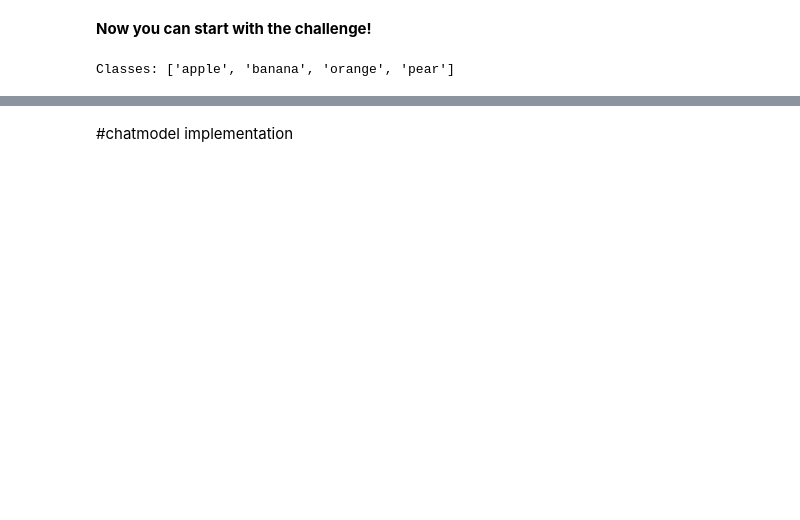
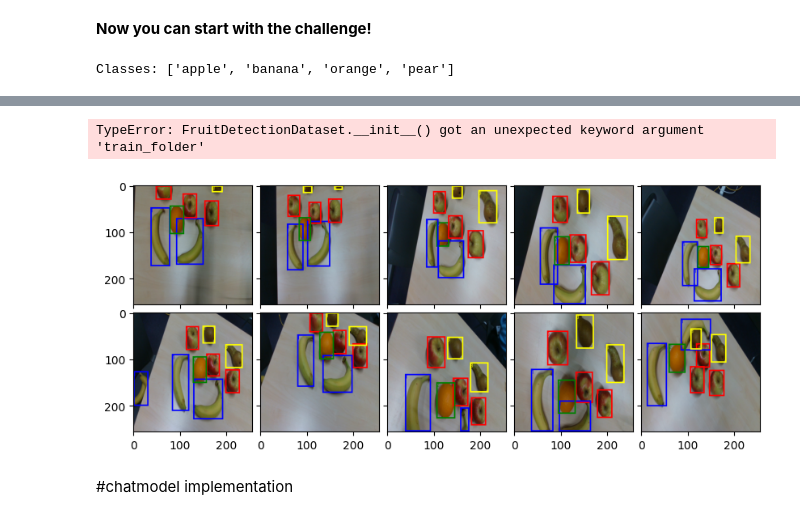
Before and after one commit to dkarakost/MBE_project, a Jupyter notebook: fruit_detectionD.ipynb, the cells around one changed output, grey strips where cells are left out. Drawn from its saved outputs; the diff is of its cells as text; code cells hidden in the pictures; blank space fills up the shorter version.

Commit message:
fixed some errors

```diff
--- a/fruit_detectionD.ipynb
+++ b/fruit_detectionD.ipynb
@@ -554,12 +572,49 @@ json_path = "/content/fruit-detection-challenge/detection/annotations/train.json
 img_folder = "/content/fruit-detection-challenge/detection/train/"  # adjust if your image path is different
 img_size = 256  # or whatever size you're using
 
-fruit_dataset = FruitDetectionDataset(
+# Create your transforms
+augs = transforms.Compose([
+    transforms.Resize((image_size, image_size)),
+    transforms.ToTensor(),
+])
+
+training_set = FruitDetectionDataset(
     json_path=json_path,
-    img_folder=img_folder,
-    img_size=img_size,
-    transforms=None  # or some torchvision transforms
-)
+    train_folder=img_folder,
+    img_size=image_size,
+    transforms=augs)
+# %% [output]
+TypeError: FruitDetectionDataset.__init__() got an unexpected keyword argument 'train_folder'
+# %%
+#this is the datatset for detecter
+json_path="fruit-detection-challenge/detection/annotations/train.json"
+train_folder="fruit-detection-challenge/detection/train/"
+
+image_size=256
+batch_size=32
+#augs = torchvision.transforms.Compose([torchvision.transforms.ToTensor()])
+
+training_set=FruitDetectionDataset(json_path,train_folder,img_size=(image_size, image_size),)
+img,target=training_set[0]
+
+# print("Type of img:", type(img))
+# print("Type of target:", type(target))
+display_imgs_bbox = []
+# print("output of the dataset:",target)
+max_boxes = max(len(training_set.img_id_to_annotations[img['id']]) for img in training_set.images)
+# print("Maximum boxes in one image:", max_boxes)
+for i in range(10):
+    img, target =training_set[i]
+
+    labels = target["labels"]
+    boxes = target["boxes"]
+    img = plot_bbox(img, boxes[labels != -1] * image_size, labels[labels != -1].numpy())
+    display_imgs_bbox.append(img)
+
+# Plot two grids, one per list (don't forget the functions declared in the beginning of this notebook)
+plot_grid(imgs=display_imgs_bbox, nrows=2, ncols=5)
+# %% [output]
+[figure, added]
 # %% [markdown]
 #chatmodel implementation
 # %%
```
Also changed, not shown: parts of 12 cells of this notebook.
